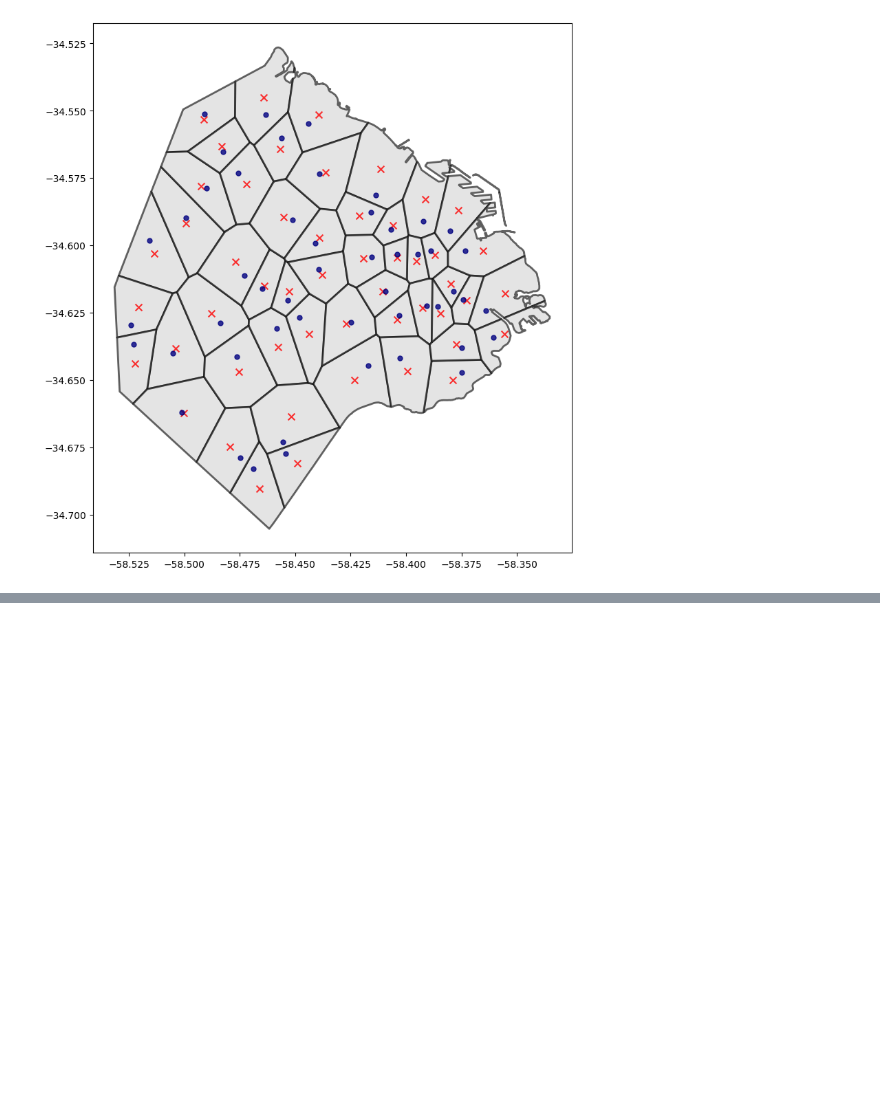
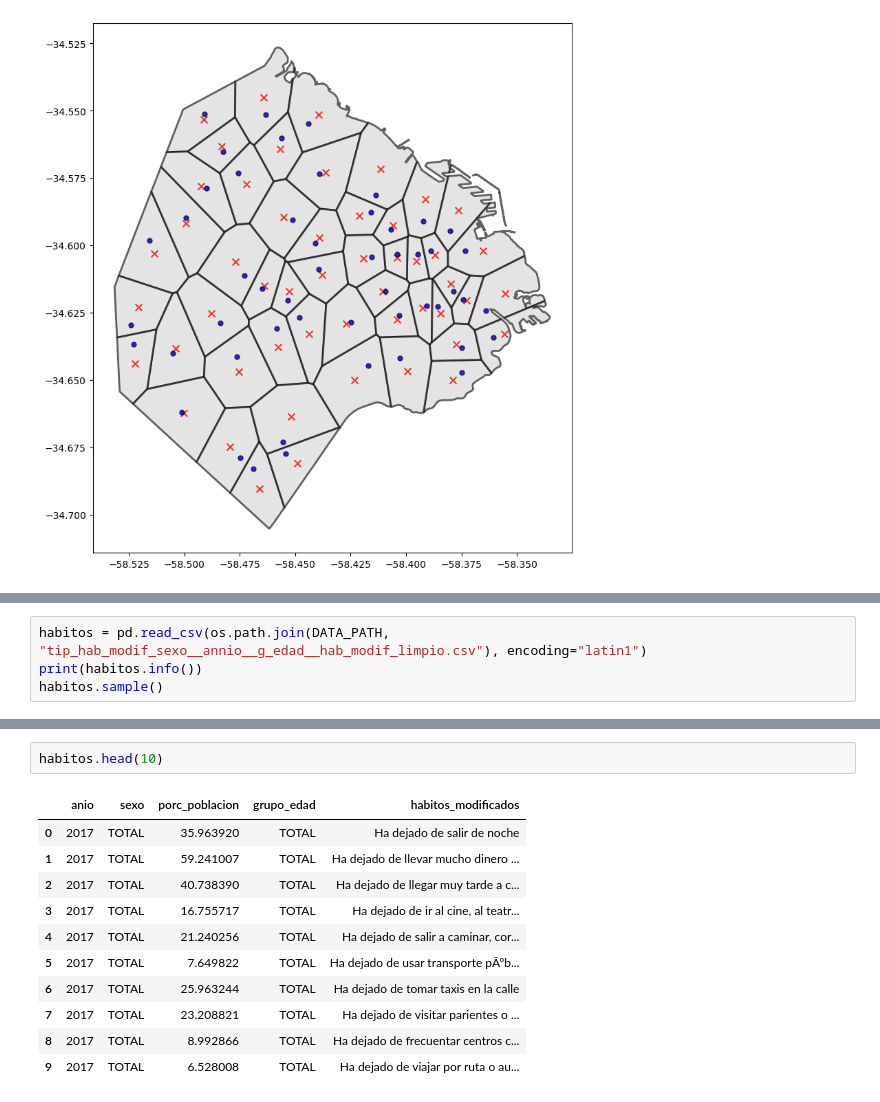
Before and after one commit to juanseh238/comuna-tracker, a Jupyter notebook: 03_eda_seguridad.ipynb, the cells around one changed output, grey strips where cells are left out. Cells and saved outputs as stored; diff of their text form; blank space fills up the shorter version.

```diff
--- a/03_eda_seguridad.ipynb
+++ b/03_eda_seguridad.ipynb
@@ -562,0 +628,4 @@ comisarias[comisarias.id.isin(sample_ids)].plot(ax=plt.gca(), color="navy", alph
+# %%
+habitos = pd.read_csv(os.path.join(DATA_PATH, "tip_hab_modif_sexo__annio__g_edad__hab_modif_limpio.csv"), encoding="latin1")
+print(habitos.info())
+habitos.sample()
@@ -562,0 +648,14 @@ comisarias[comisarias.id.isin(sample_ids)].plot(ax=plt.gca(), color="navy", alph
+# %%
+habitos.head(10)
+# %% [output]
+|  | anio | sexo | porc_poblacion | grupo_edad | habitos_modificados |
+| 0 | 2017 | TOTAL | 35.963920 | TOTAL | Ha dejado de salir de noche |
+| 1 | 2017 | TOTAL | 59.241007 | TOTAL | Ha dejado de llevar mucho dinero ... |
+| 2 | 2017 | TOTAL | 40.738390 | TOTAL | Ha dejado de llegar muy tarde a c... |
+| 3 | 2017 | TOTAL | 16.755717 | TOTAL | Ha dejado de ir al cine, al teatr... |
+| 4 | 2017 | TOTAL | 21.240256 | TOTAL | Ha dejado de salir a caminar, cor... |
+| 5 | 2017 | TOTAL | 7.649822 | TOTAL | Ha dejado de usar transporte pÃºb... |
+| 6 | 2017 | TOTAL | 25.963244 | TOTAL | Ha dejado de tomar taxis en la calle |
+| 7 | 2017 | TOTAL | 23.208821 | TOTAL | Ha dejado de visitar parientes o ... |
+| 8 | 2017 | TOTAL | 8.992866 | TOTAL | Ha dejado de frecuentar centros c... |
+| 9 | 2017 | TOTAL | 6.528008 | TOTAL | Ha dejado de viajar por ruta o au... |
```
Also changed, not shown: parts of 34 cells of this notebook, 49 other files.
